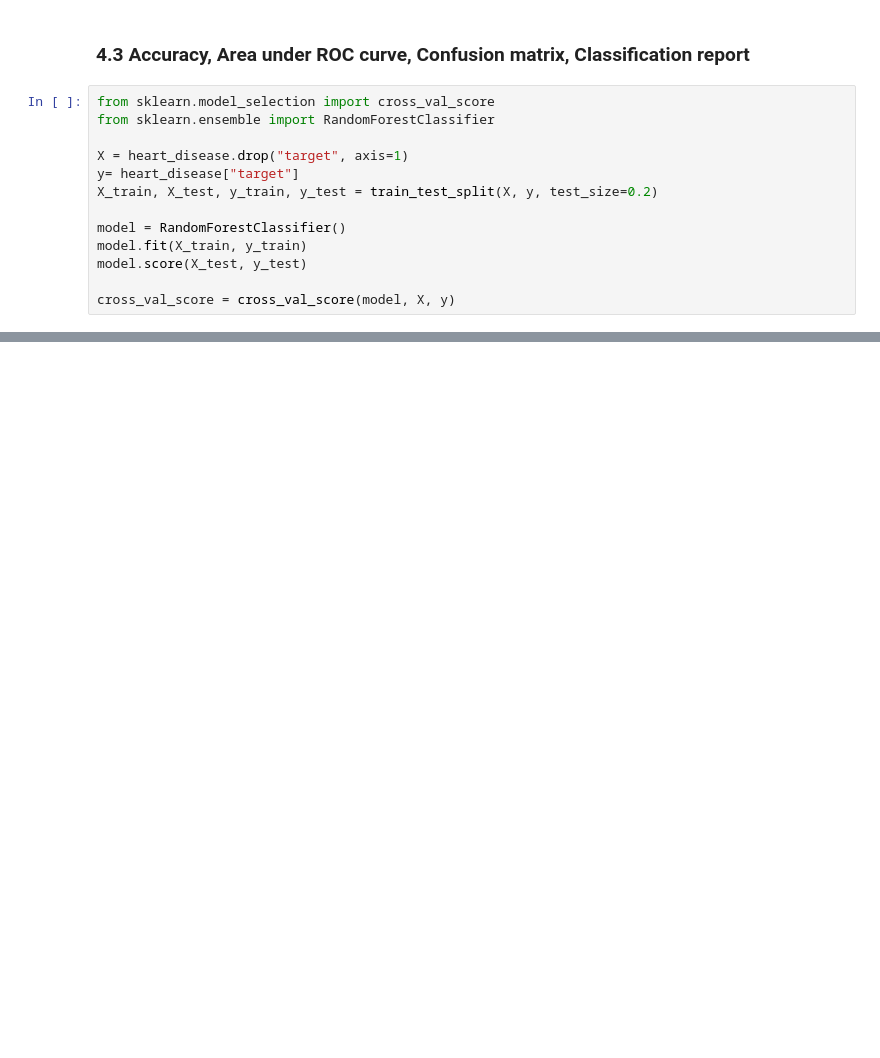
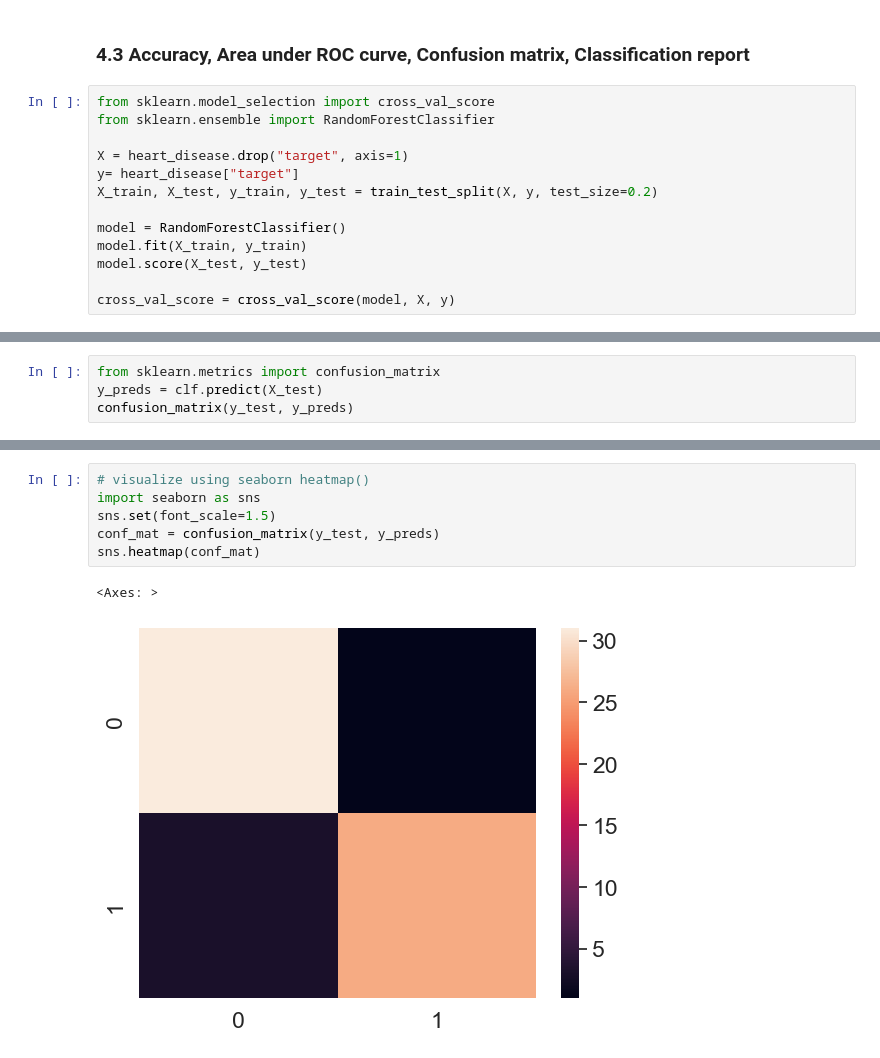
Before and after one commit to mr-devansh/MACHINE-LEARNING, a Jupyter notebook: SKLEARN/SKLEARN.ipynb, the cells around one changed output, grey strips where cells are left out. Saved outputs shown, nothing was run; the diff lists cells and outputs as text; blank space fills up the shorter version.

```diff
--- a/SKLEARN/SKLEARN.ipynb
+++ b/SKLEARN/SKLEARN.ipynb
@@ -726,0 +774,4 @@ np.mean(cross_val_score)
+# %%
+from sklearn.metrics import confusion_matrix
+y_preds = clf.predict(X_test)
+confusion_matrix(y_test, y_preds)
@@ -726,0 +790,9 @@ np.mean(cross_val_score)
+# %%
+# visualize using seaborn heatmap()
+import seaborn as sns
+sns.set(font_scale=1.5)
+conf_mat = confusion_matrix(y_test, y_preds)
+sns.heatmap(conf_mat)
+# %% [output]
+<Axes: >
+[figure, added]
```
Also changed, not shown: parts of 25 cells of this notebook.
